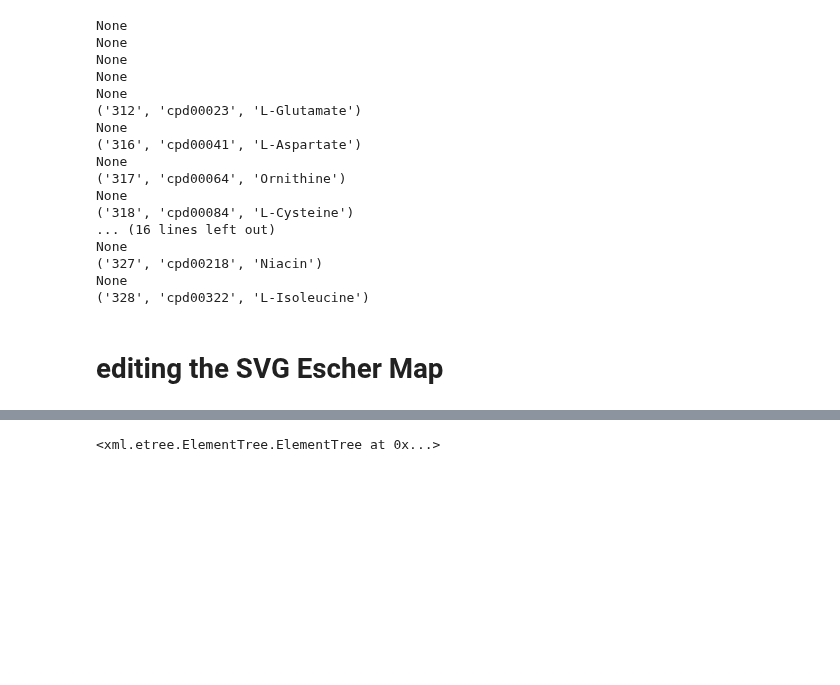
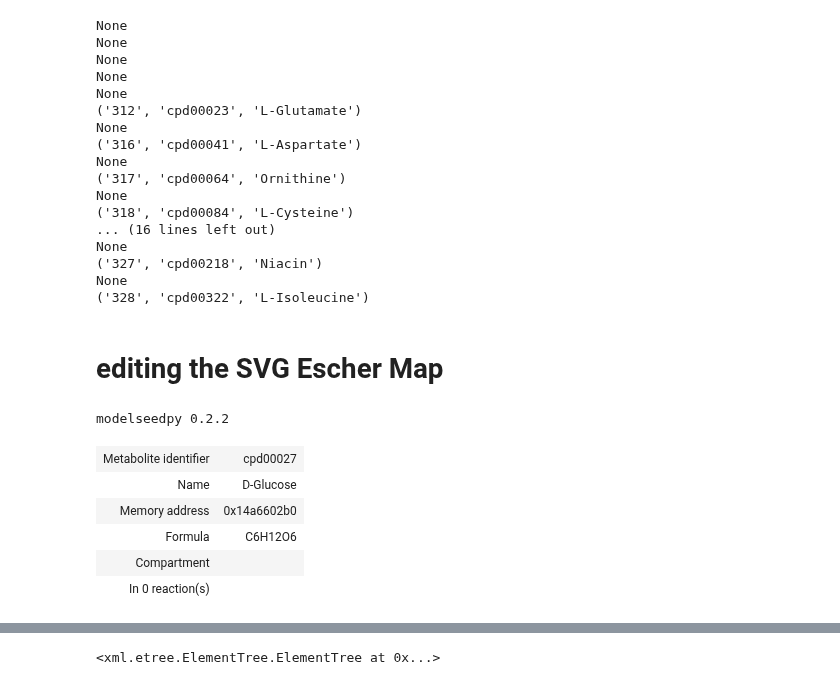
Before and after one commit to ModelSEED/MicrobiomeNotebooks, a Jupyter notebook: WesternDietMicrobiomes/escher_API_mapping.ipynb, the cells around one changed output, grey strips where cells are left out. Drawn from its saved outputs; the diff is of its cells as text; code cells hidden in the pictures; blank space fills up the shorter version.

```diff
--- a/WesternDietMicrobiomes/escher_API_mapping.ipynb
+++ b/WesternDietMicrobiomes/escher_API_mapping.ipynb
@@ -895,0 +783,11 @@ EscherSVG_processing(node_label_px=70, rxn_label_px=70, node_label_hex="E36400",
+# %%
+from modelseedpy.biochem import from_local
+msdb = from_local("../../ModelSEEDDatabase")
+# %% [output]
+modelseedpy 0.2.2
+| Metabolite identifier | cpd00027 |
+| Name | D-Glucose |
+| Memory address | 0x14a6602b0 |
+| Formula | C6H12O6 |
+| Compartment |  |
+| In 0 reaction(s) |  |
```
Also changed, not shown: parts of 5 cells of this notebook, 3 other files.
